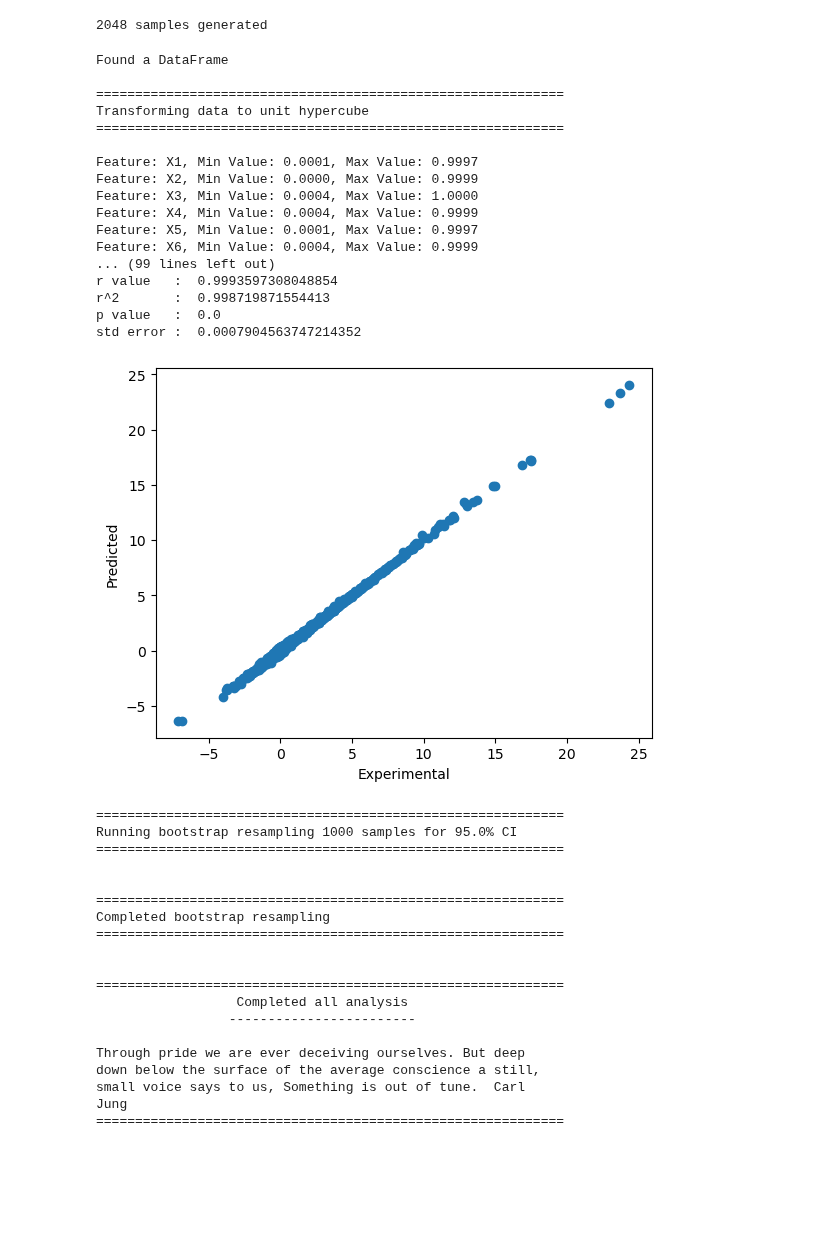
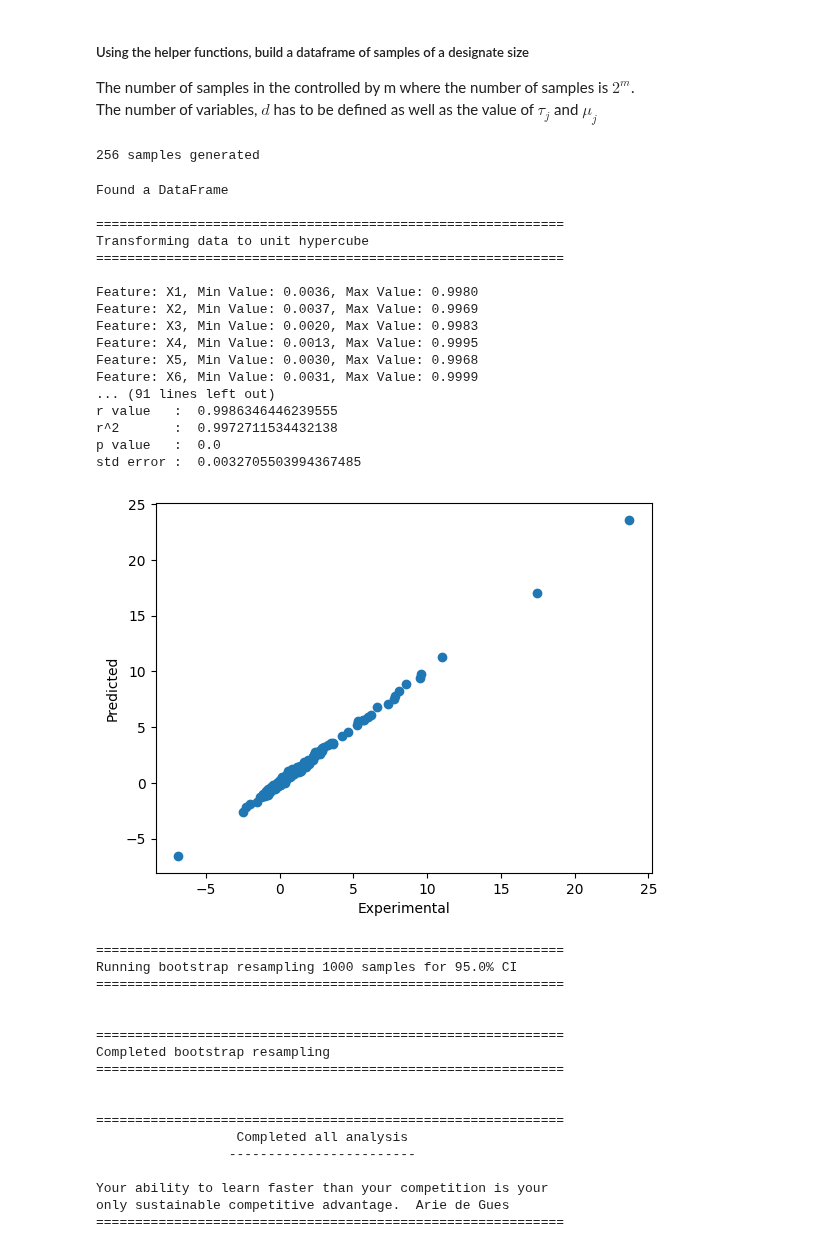
Before and after one commit to frbennett/shapleyx, a Jupyter notebook: docs/tutorials/owen_product_function.ipynb, the cells around one changed output. Cells and saved outputs as stored; diff of their text form; code cells hidden in the pictures; blank space fills up the shorter version.

```diff
--- a/docs/tutorials/owen_product_function.ipynb
+++ b/docs/tutorials/owen_product_function.ipynb
@@ -53,9 +86,11 @@ def owen(m, d, tau_values, mu_values):
     data = pd.DataFrame(samples, columns=get_column_labels(num_dimensions))
     data['Y'] = Y
     return data
+# %% [markdown]
+##### Using the helper functions, build a dataframe of samples of a designate size
+The number of samples in the controlled by m where the number of samples is $2^m$. \
+The number of variables, $d$ has to be defined as well as the value of $\tau_j$ and $\mu_j$
 # %%
-# m = 6 -> 64 samples
-# m = 7 -> 128 samples
 # m = 8 -> 256 samples
 # m = 9 -> 512 samples
 # m = 10 -> 1024 samples
@@ -63,8 +98,7 @@ def owen(m, d, tau_values, mu_values):
 # m = 12 -> 4096 samples
 # m = 13 -> 8192 samples
 
-m=11
-
+m=8
 d = 6
 tau = [1, 1, 0.5, 0.5, 0.25, 0.25]
 mu = [1, 1, 1, 1, 1, 1]
@@ -73,36 +107,36 @@ mu = [1, 1, 1, 1, 1, 1]
 dataframe = owen(m, d, tau, mu)
 print(len(dataframe), 'samples generated')
 # %% [output]
-2048 samples generated
+256 samples generated
 # %%
 model = rshdmr(dataframe,
-               polys = [8, 5, 4, 4],
-               n_iter = 250,
+               polys = [8, 6, 4, 4],
+               n_iter = 100,
 #               verbose=True,
                method = 'ard_cv',
                cv_tol=0.005
               )
 
 sob, shap, total = model.run_all()
 # %% [output]
 Found a DataFrame
 
 ============================================================
 Transforming data to unit hypercube
 ============================================================
 
-Feature: X1, Min Value: 0.0001, Max Value: 0.9997
-Feature: X2, Min Value: 0.0000, Max Value: 0.9999
-Feature: X3, Min Value: 0.0004, Max Value: 1.0000
-Feature: X4, Min Value: 0.0004, Max Value: 0.9999
-Feature: X5, Min Value: 0.0001, Max Value: 0.9997
-Feature: X6, Min Value: 0.0004, Max Value: 0.9999
-... (99 lines left out)
-r value   :  0.9993597308048854
-r^2       :  0.998719871554413
+Feature: X1, Min Value: 0.0036, Max Value: 0.9980
+Feature: X2, Min Value: 0.0037, Max Value: 0.9969
+Feature: X3, Min Value: 0.0020, Max Value: 0.9983
+Feature: X4, Min Value: 0.0013, Max Value: 0.9995
+Feature: X5, Min Value: 0.0030, Max Value: 0.9968
+Feature: X6, Min Value: 0.0031, Max Value: 0.9999
+... (91 lines left out)
+r value   :  0.9986346446239555
+r^2       :  0.9972711534432138
 p value   :  0.0
-std error :  0.0007904563747214352
+std error :  0.0032705503994367485
-[figure, old version]
+[figure, new version]
 ============================================================
 Running bootstrap resampling 1000 samples for 95.0% CI
 ============================================================
@@ -117,8 +151,6 @@ Completed bootstrap resampling
                   Completed all analysis
                  ------------------------
 
-Through pride we are ever deceiving ourselves. But deep
-down below the surface of the average conscience a still,
-small voice says to us, Something is out of tune.  Carl
-Jung
+Your ability to learn faster than your competition is your
+only sustainable competitive advantage.  Arie de Gues
 ============================================================
```
Also changed, not shown: parts of 35 cells of this notebook, 10 other files.
